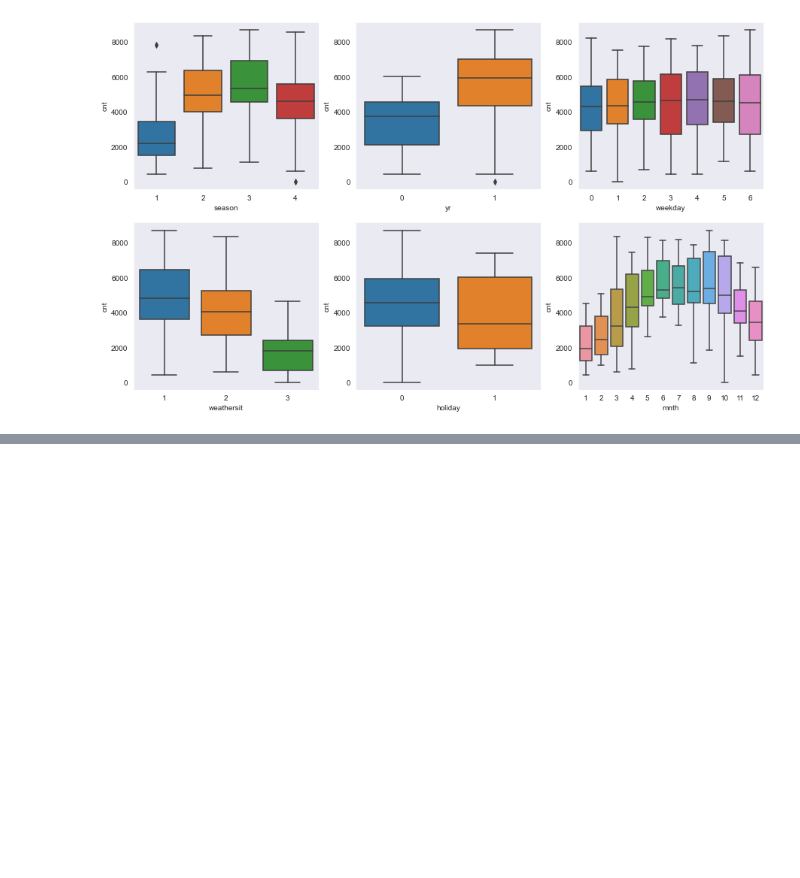
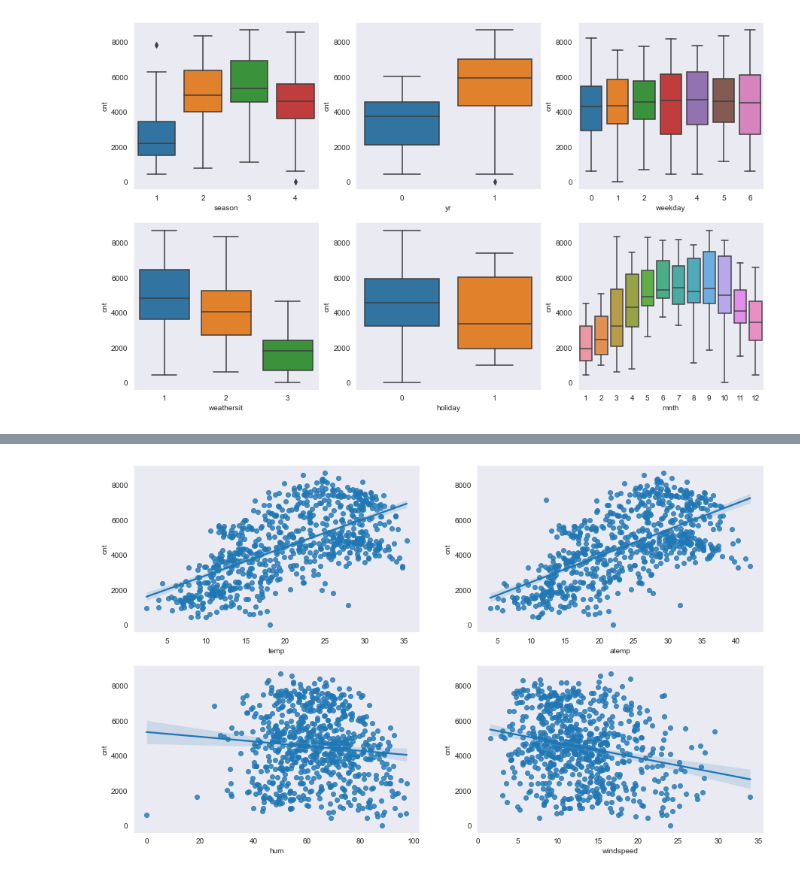
Before and after one commit to SaffronShades/bike-sharing-linear-regresion, a Jupyter notebook: Bike-Sharing-Linear-Regression-Balakumar.ipynb, the cells around one changed output, grey strips where cells are left out. Saved outputs shown, nothing was run; the diff lists cells and outputs as text; code cells hidden in the pictures; blank space fills up the shorter version.

```diff
--- a/Bike-Sharing-Linear-Regression-Balakumar.ipynb
+++ b/Bike-Sharing-Linear-Regression-Balakumar.ipynb
@@ -151 +187,20 @@ plt.show()
+# %%
+plt.figure(figsize=(15,9))
+
+plt.subplot(2,2,1)
+sns.regplot(x='temp', y='cnt', data=bike_df)
+
+plt.subplot(2,2,2)
+sns.regplot(x='atemp', y='cnt', data=bike_df)
+
+plt.subplot(2,2,3)
+sns.regplot(x='hum', y='cnt', data=bike_df)
+
+plt.subplot(2,2,4)
+sns.regplot(x='windspeed', y='cnt', data=bike_df)
+
+
+plt.show()
+# %% [output]
+[figure, added]
 # %% [markdown]
```
Also changed, not shown: parts of 5 cells of this notebook.
